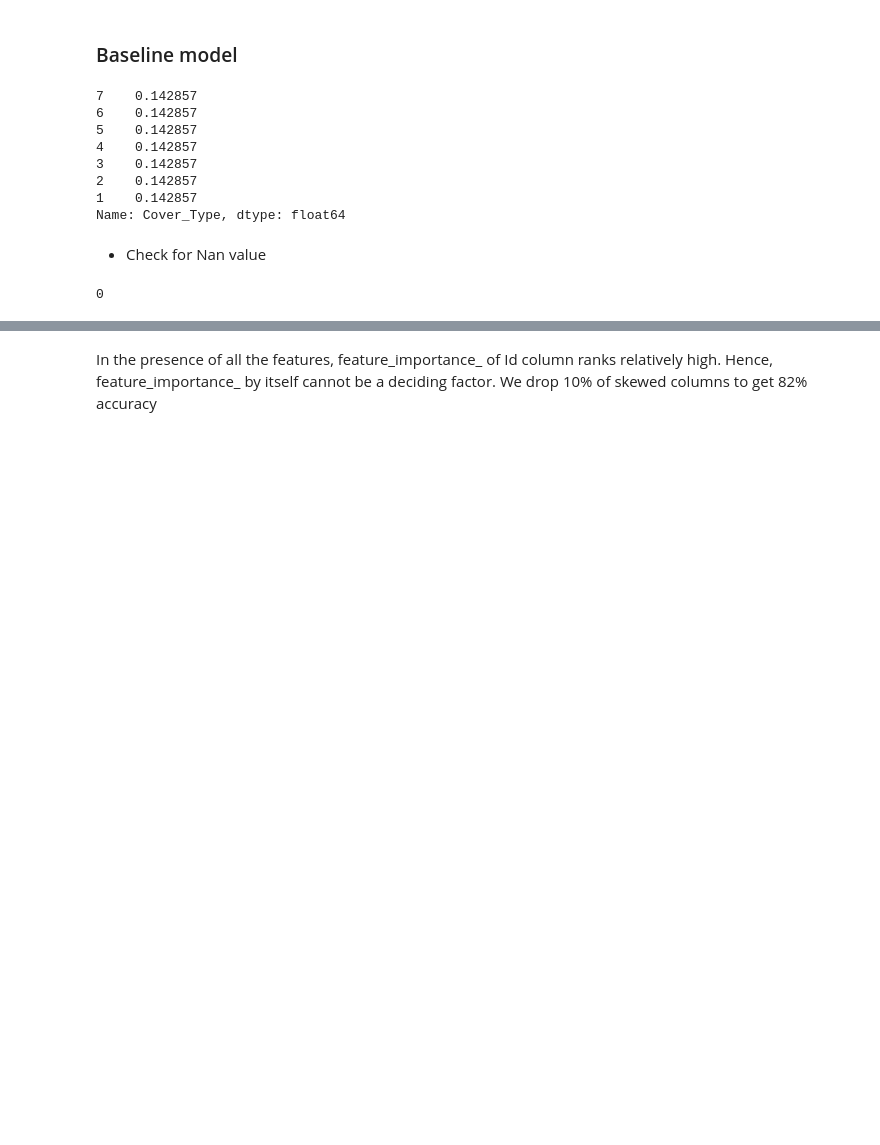
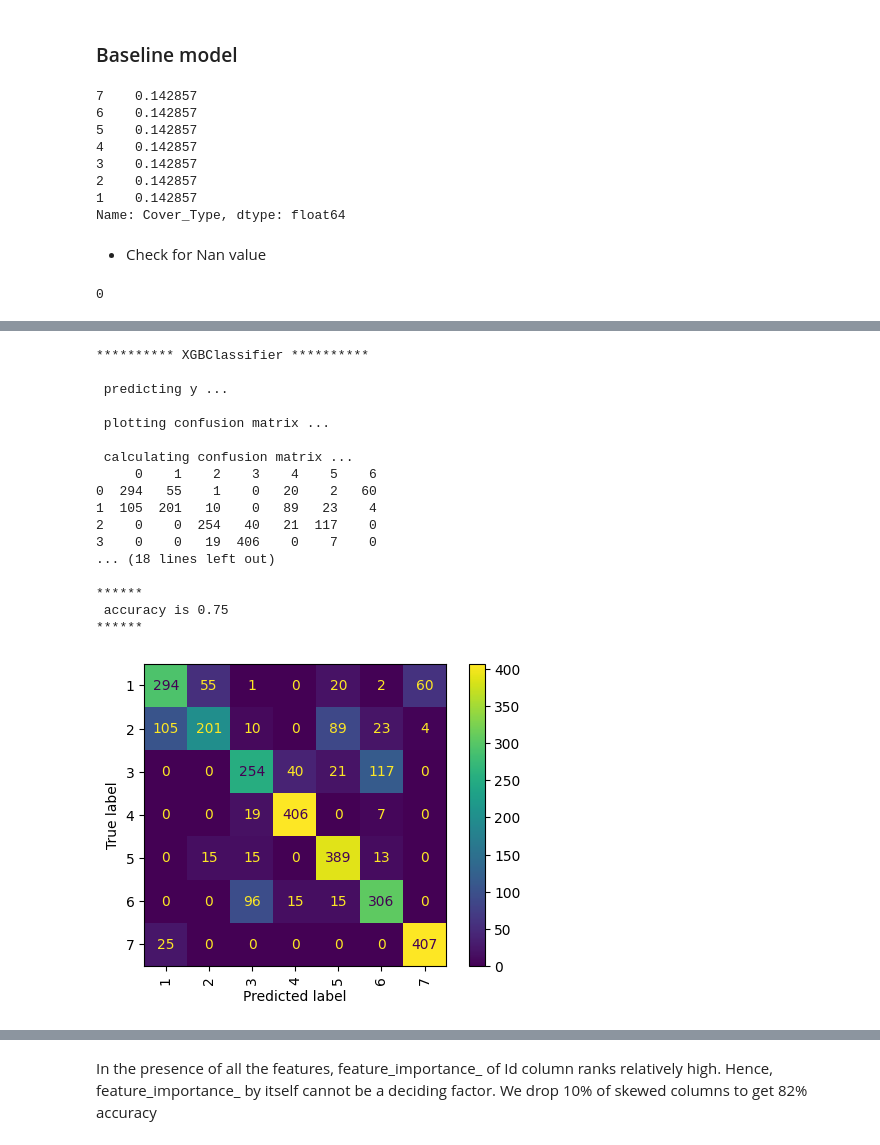
Before and after one commit to skhabiri/DS-Unit-2-Applied-Modeling, a Jupyter notebook: module4-model-interpretation/skhabiri_LS_DS_build2_assignment.ipynb, the cells around one changed output, grey strips where cells are left out. Drawn from its saved outputs; the diff is of its cells as text; code cells hidden in the pictures; blank space fills up the shorter version.

```diff
--- a/module4-model-interpretation/skhabiri_LS_DS_build2_assignment.ipynb
+++ b/module4-model-interpretation/skhabiri_LS_DS_build2_assignment.ipynb
@@ -414,7 +326,0 @@ rfc = make_pipeline(
-# %%
-estimator = [LR, RC, rfc]
-est = estimator[2]
-# %%
-(est, y_pred, feat_name) = fit_rep(est, X_train, y_train, X_val, y_val, kwargs_dict)
-estimator[2] = est
-estimator[2]
@@ -478,0 +336,8 @@ estimator
+# %%
+# XGBoost
+# It can handle NaNs
+xgbc = make_pipeline(
+    FunctionTransformer(wrangle, validate=False),
+    # ce.OrdinalEncoder(),
+    XGBClassifier(n_estimators=100, random_state=42, n_jobs=6)
+)
@@ -479,3 +382,33 @@ estimator
+# %%
+est2 = est.copy()
+# est2 = [rfc]
+empt_list = [np.NaN]*len(est2)
+accuracy = empt_list[:]
+precision = empt_list.copy()
+recall = empt_list.copy()
+
+for i, estimator in enumerate(est2):
+  print(f"********** {est_dict[estimator].__class__.__name__} **********")
+  (accuracy[i], precision[i], recall[i]) = metric_rep(estimator, X_val, y_val);
+# %% [output]
+********** XGBClassifier **********
+
+ predicting y ...
+
+ plotting confusion matrix ...
+
+ calculating confusion matrix ...
+     0    1    2    3    4    5    6
+0  294   55    1    0   20    2   60
+1  105  201   10    0   89   23    4
+2    0    0  254   40   21  117    0
+3    0    0   19  406    0    7    0
+... (18 lines left out)
+
+******
+ accuracy is 0.75
+******
+[figure, added]
 # %%
 ## tree depth analysis
 # max_depth = list()
```
Also changed, not shown: parts of 46 cells of this notebook.
